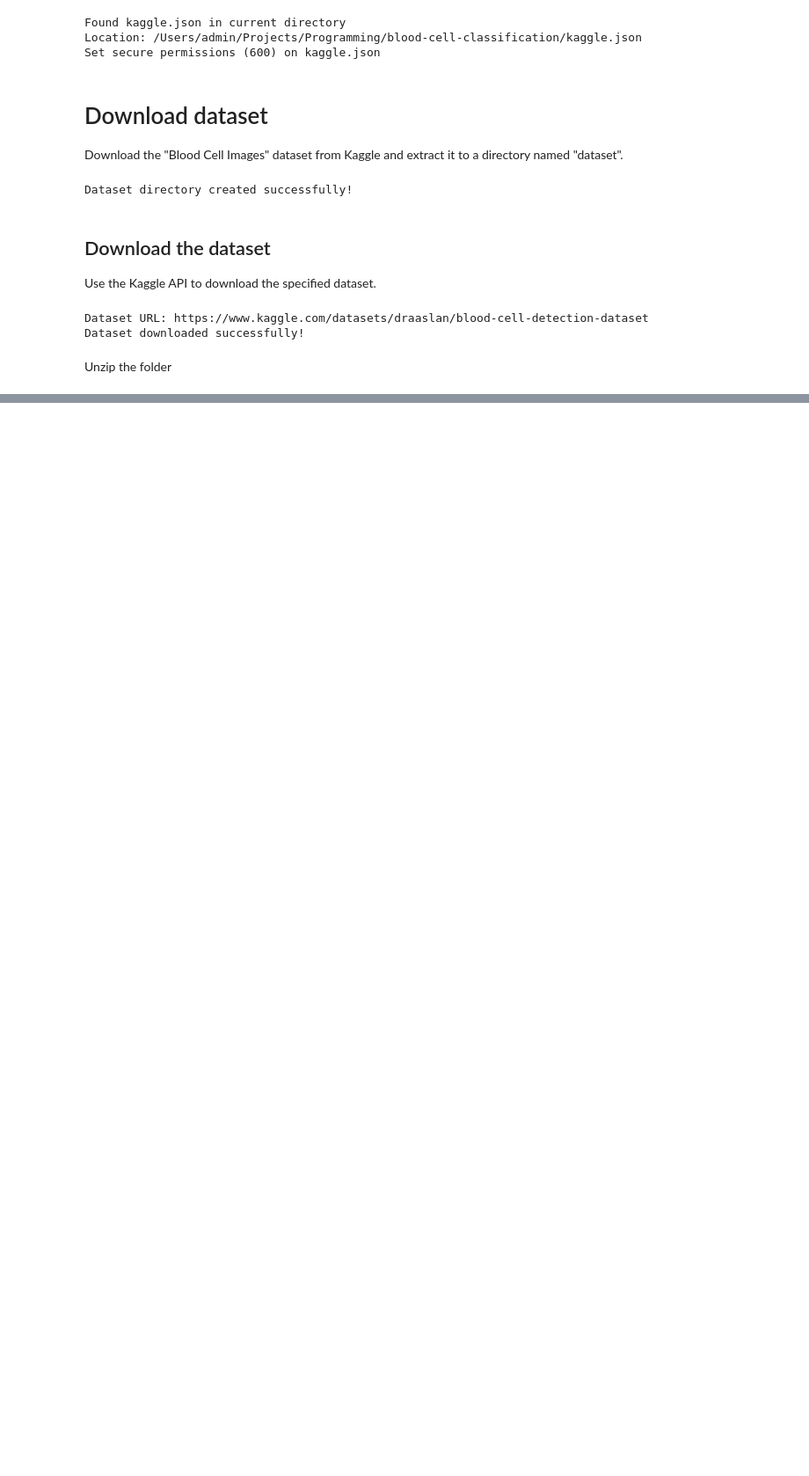
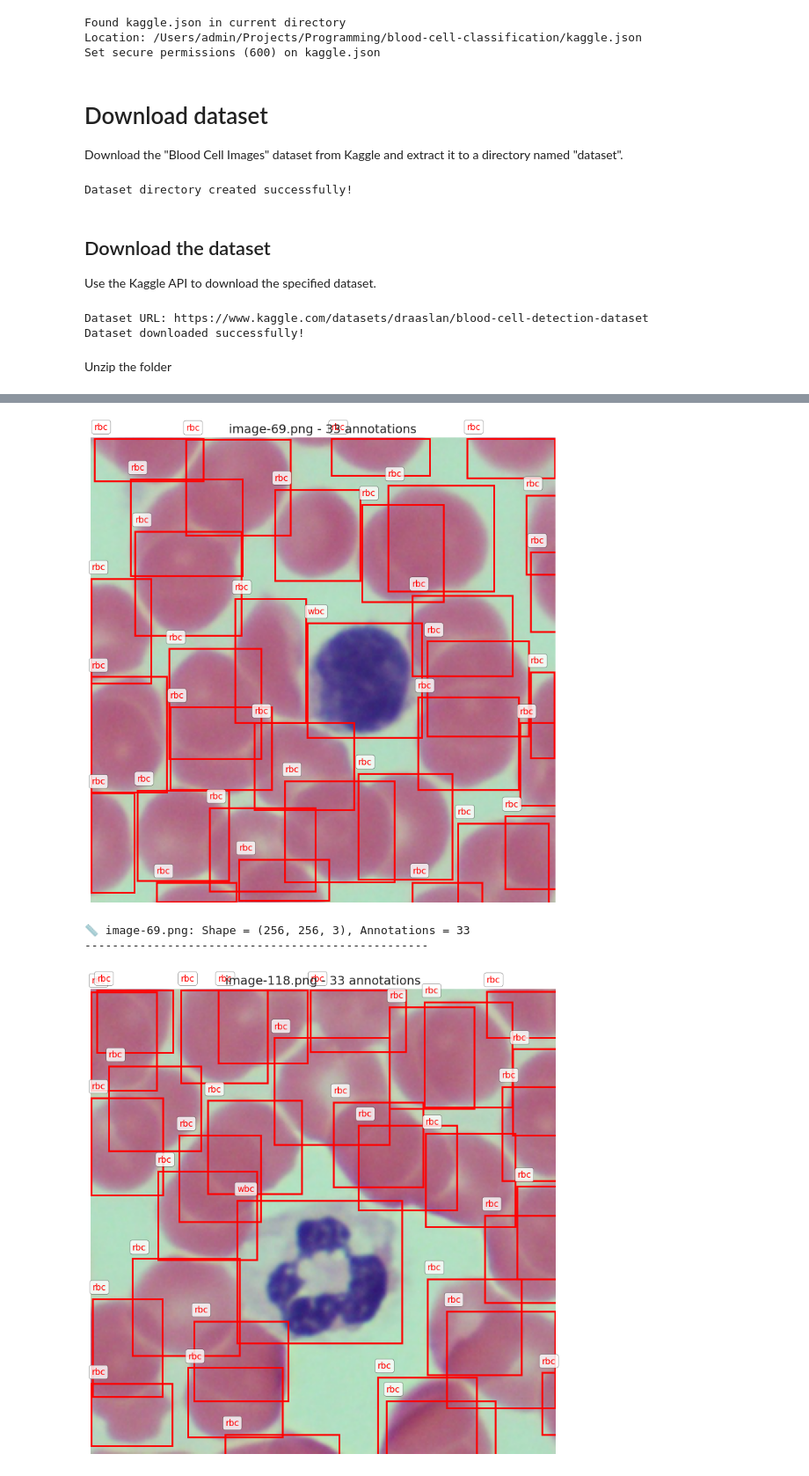
Before and after one commit to svnty/blood-cell-classification, a Jupyter notebook: notebook.ipynb, the cells around one changed output, grey strips where cells are left out. Shown at 88% size. Cells and saved outputs as stored; diff of their text form; code cells hidden in the pictures; blank space fills up the shorter version.

```diff
--- a/notebook.ipynb
+++ b/notebook.ipynb
@@ -103,0 +155,19 @@ with zipfile.ZipFile(zip_path, 'r') as zip_ref:
+# %%
+# Define dataset paths
+dataset_path = Path("dataset")
+images_path = dataset_path / "images"
+annotations_file = dataset_path / "annotations.csv"
+
+# Load annotations
+annotations_df = pd.read_csv(annotations_file)
+
+print("📊 Dataset Information:")
+print(f"📁 Dataset path: {dataset_path}")
+print(f"🖼️ Images path: {images_path}")
+print(f"📝 Annotations file: {annotations_file}")
+print(f"📋 Total annotations: {len(annotations_df)}")
+print(f"🖼️ Unique images annotated: {annotations_df['image'].nunique()}") # Not every image has an annotation
+
+# Display first few rows
+print("\n📝 Sample annotations:")
+print(annotations_df.head())
@@ -103,0 +264,51 @@ with zipfile.ZipFile(zip_path, 'r') as zip_ref:
+# %%
+def visualize_image_with_bboxes(image_name, annotations_df, images_path):
+    """
+    Visualize an image with its bounding boxes
+    """
+    # Load image
+    img_path = images_path / image_name
+    img = cv2.imread(str(img_path))
+    img = cv2.cvtColor(img, cv2.COLOR_BGR2RGB)
+
+    # Get annotations for this image
+    img_annotations = annotations_df[annotations_df['image'] == image_name]
+
+    # Create plot
+    fig, ax = plt.subplots(1, 1, figsize=(10, 8))
+    ax.imshow(img)
+
+    # Draw bounding boxes
+    for _, row in img_annotations.iterrows():
+        xmin, ymin, xmax, ymax = row['xmin'], row['ymin'], row['xmax'], row['ymax']
+        label = row['label']
+
+        # Draw rectangle
+        rect = plt.Rectangle((xmin, ymin), xmax-xmin, ymax-ymin,
+                           fill=False, color='red', linewidth=2)
+        ax.add_patch(rect)
+
+        # Add label
+        ax.text(xmin, ymin-5, label, fontsize=10, color='red',
+                bbox=dict(boxstyle="round,pad=0.3", facecolor="white", alpha=0.8))
+
+    # Use plain text for title to avoid font issues
+    ax.set_title(f'{image_name} - {len(img_annotations)} annotations', fontsize=14)
+    ax.axis('off')
+    plt.tight_layout()
+    plt.show()
+
+    return img.shape, len(img_annotations)
+
+# Visualize a few sample images
+sample_images = annotations_df['image'].value_counts().head(3).index.tolist()
+
+for img_name in sample_images:
+    img_shape, num_annotations = visualize_image_with_bboxes(img_name, annotations_df, images_path)
+    print(f"📏 {img_name}: Shape = {img_shape}, Annotations = {num_annotations}")
+    print("-" * 50)
+# %% [output]
+[figure, added]
+📏 image-69.png: Shape = (256, 256, 3), Annotations = 33
+--------------------------------------------------
+[figure, added]
```
Also changed, not shown: parts of 27 cells of this notebook, 3 other files.
